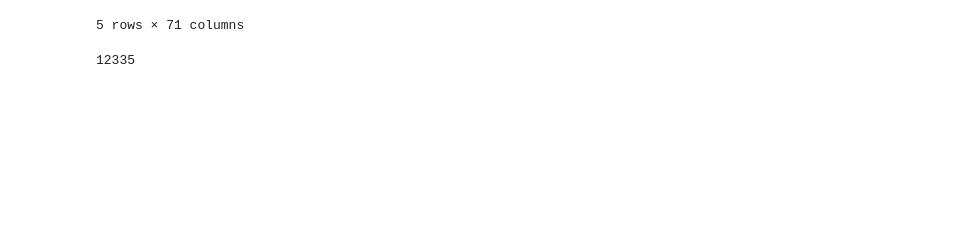
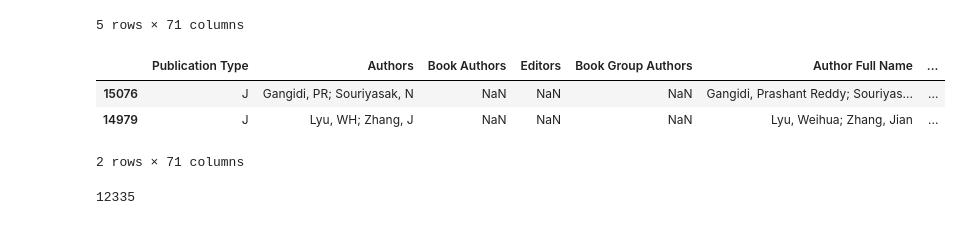
Before and after one commit to IsabelCD/Retractions, a Jupyter notebook: retraction_watch.ipynb, the cells around one changed output. Saved outputs shown, nothing was run; the diff lists cells and outputs as text; code cells hidden in the pictures; blank space fills up the shorter version.

Commit message:
checkpoint2
Data from corrections has been imported and joined into a single dataset. In pre-processing notebook, duplicates and titles were cleaned.

```diff
--- a/retraction_watch.ipynb
+++ b/retraction_watch.ipynb
@@ -277,7 +257,12 @@ retractions_data.head()
 | 19758 | J | Panagiotakos, DB; Kromhout, D; Me... | NaN | NaN | NaN | Panagiotakos, DB; Kromhout, D; Me... | ... |
 5 rows × 71 columns
 # %%
-#retractions_data[~retractions_data['Document Title'].str.startswith("RETRACTED")]
+retractions_data[(~retractions_data['Document Title'].str.startswith("RETRACTED")) & (~retractions_data['Document Title'].str.contains("(Withdrawn Publication)"))]
+# %% [output]
+|  | Publication Type | Authors | Book Authors | Editors | Book Group Authors | Author Full Name | ... |
+| 15076 | J | Gangidi, PR; Souriyasak, N | NaN | NaN | NaN | Gangidi, Prashant Reddy; Souriyas... | ... |
+| 14979 | J | Lyu, WH; Zhang, J | NaN | NaN | NaN | Lyu, Weihua; Zhang, Jian | ... |
+2 rows × 71 columns
 # %%
 #retractions_data.iloc[[2,6,36,58,60,65,67,68]]
 # %%
```
Also changed, not shown: parts of 10 cells of this notebook, 3 other files.
